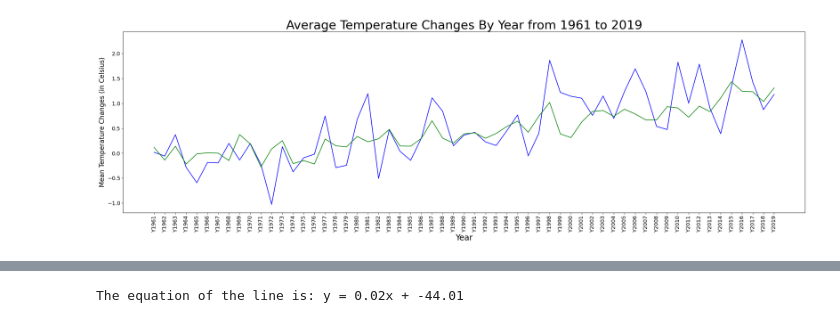
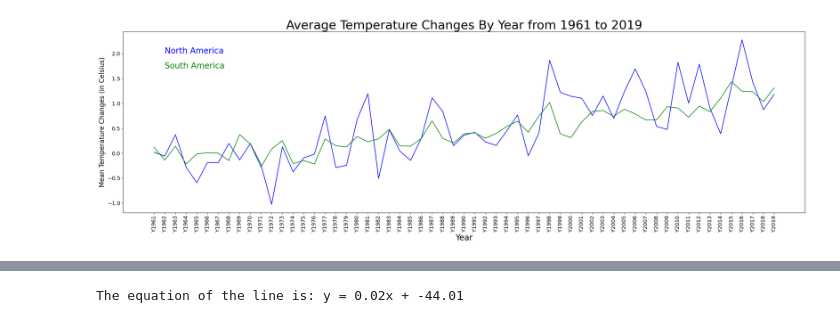
Before and after one commit to Tmoht1015/2Group-Project-All-Stars, a Jupyter notebook: NSAmericaTemps.ipynb, the cells around one changed output, grey strips where cells are left out. Saved outputs shown, nothing was run; the diff lists cells and outputs as text; code cells hidden in the pictures.

```diff
--- a/NSAmericaTemps.ipynb
+++ b/NSAmericaTemps.ipynb
@@ -39,17 +21,19 @@ y_data2 = y_data2.drop(['YearSpanAvg'], axis=0)
 # %%
 #Plot Meteorological year (should evaluate w linear regression)
 fig = plt.figure(figsize=(30, 8))
 plt.plot(y_data2['Northern America'],color='blue')
 plt.plot(y_data2['South America'],color='green')
 plt.xlabel('Year', fontsize = 20)
 plt.ylabel("Mean Temperature Changes (in Celsius)", fontsize = 16)
 plt.title("Average Temperature Changes By Year from 1961 to 2019", fontsize = 30)
 plt.xticks(fontsize=13)
 plt.xticks(rotation=90)
 plt.yticks(fontsize=13)
+plt.annotate('North America', (1,2), color = "blue", fontsize=20)
+plt.annotate('South America', (1,1.7), color = "green", fontsize=20)
 plt.show()
 # %% [output]
-[figure, old version]
+[figure, new version]
 # %%
 #Isolated NA from y_data2 for linear regression
 #fig = plt.figure(figsize=(30, 8))
```
Also changed, not shown: parts of 23 cells of this notebook.
